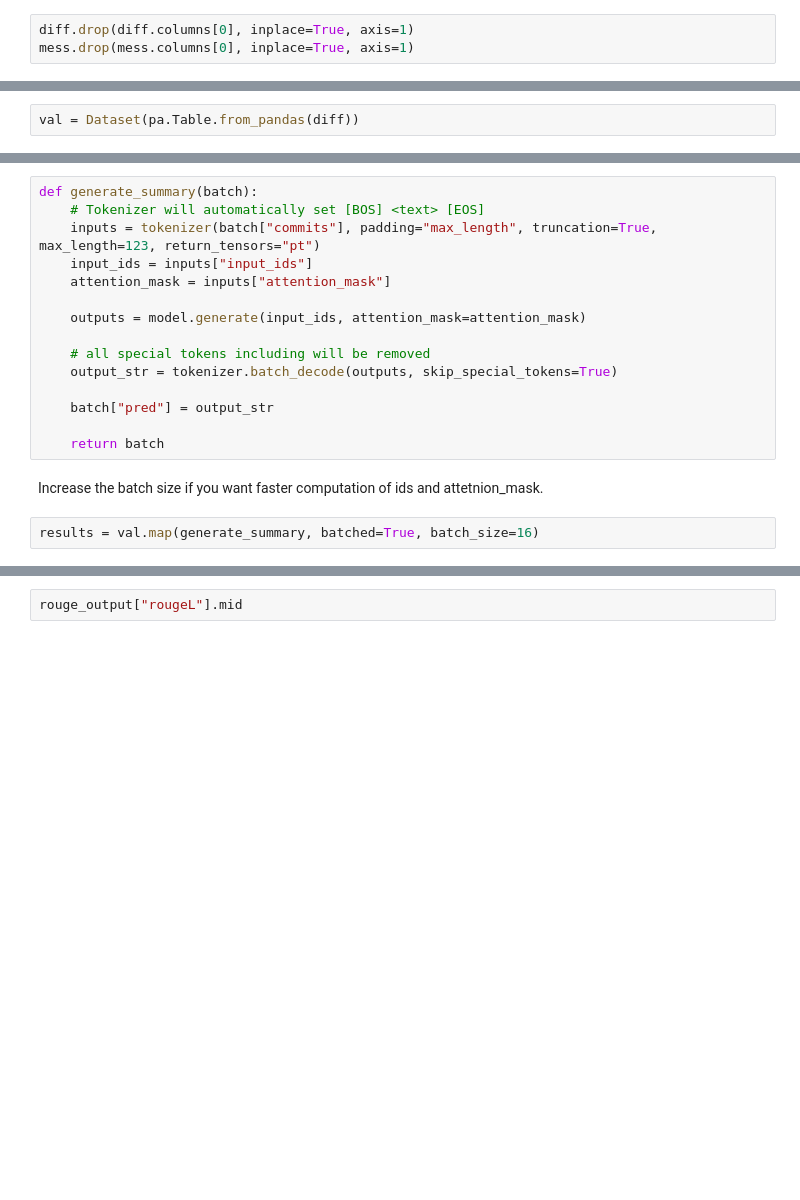
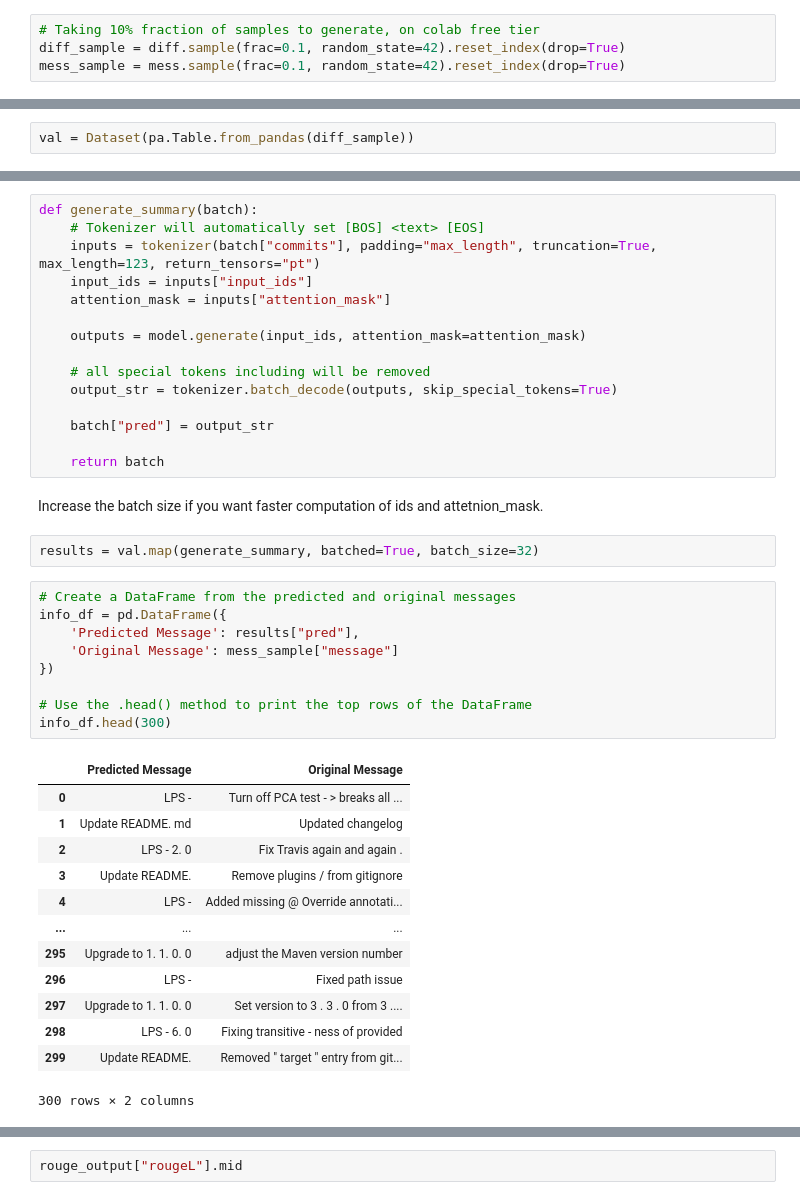
Before and after one commit to saurabh-singh-rajput/commit-message-generator, a Jupyter notebook: commit_message_generator.ipynb, the cells around one changed output, grey strips where cells are left out. Saved outputs shown, nothing was run; the diff lists cells and outputs as text; blank space fills up the shorter version.

```diff
--- a/commit_message_generator.ipynb
+++ b/commit_message_generator.ipynb
@@ -371,4 +372,5 @@ mess["message"] = mess[mess.columns[0]]
-# %%
-diff.drop(diff.columns[0], inplace=True, axis=1)
-mess.drop(mess.columns[0], inplace=True, axis=1)
+# %%
+# Taking 10% fraction of samples to generate, on colab free tier
+diff_sample = diff.sample(frac=0.1, random_state=42).reset_index(drop=True)
+mess_sample = mess.sample(frac=0.1, random_state=42).reset_index(drop=True)
 # %%
@@ -376,7 +380,7 @@ diff["commits"][6]
 # %% [markdown]
 ### converting to pyarrow dataset
 # %%
-val = Dataset(pa.Table.from_pandas(diff))
+val = Dataset(pa.Table.from_pandas(diff_sample))
 # %%
 import datasets
 from transformers import AutoTokenizer, EncoderDecoderModel
@@ -404,6 +426,29 @@ def generate_summary(batch):
 # %% [markdown]
 Increase the batch size if you want faster computation of ids and attetnion_mask.
 # %%
-results = val.map(generate_summary, batched=True, batch_size=16)
+results = val.map(generate_summary, batched=True, batch_size=32)
+# %%
+# Create a DataFrame from the predicted and original messages
+info_df = pd.DataFrame({
+    'Predicted Message': results["pred"],
+    'Original Message': mess_sample["message"]
+})
+
+# Use the .head() method to print the top rows of the DataFrame
+info_df.head(300)
+# %% [output]
+|  | Predicted Message | Original Message |
+| 0 | LPS - | Turn off PCA test - > breaks all ... |
+| 1 | Update README. md | Updated changelog |
+| 2 | LPS - 2. 0 | Fix Travis again and again . |
+| 3 | Update README. | Remove plugins / from gitignore |
+| 4 | LPS - | Added missing @ Override annotati... |
+| ... | ... | ... |
+| 295 | Upgrade to 1. 1. 0. 0 | adjust the Maven version number |
+| 296 | LPS - | Fixed path issue |
+| 297 | Upgrade to 1. 1. 0. 0 | Set version to 3 . 3 . 0 from 3 .... |
+| 298 | LPS - 6. 0 | Fixing transitive - ness of provided |
+| 299 | Update README. | Removed " target " entry from git... |
+300 rows × 2 columns
 # %%
 pred_str = results["pred"]
```
Also changed, not shown: parts of 19 cells of this notebook.
